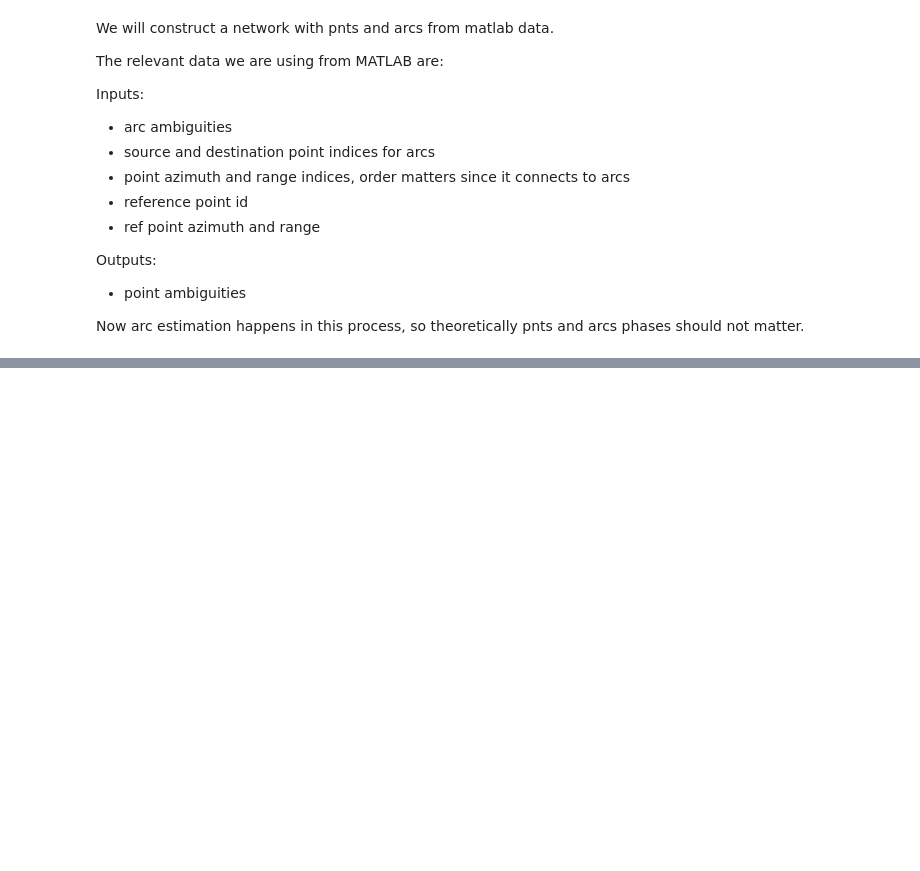
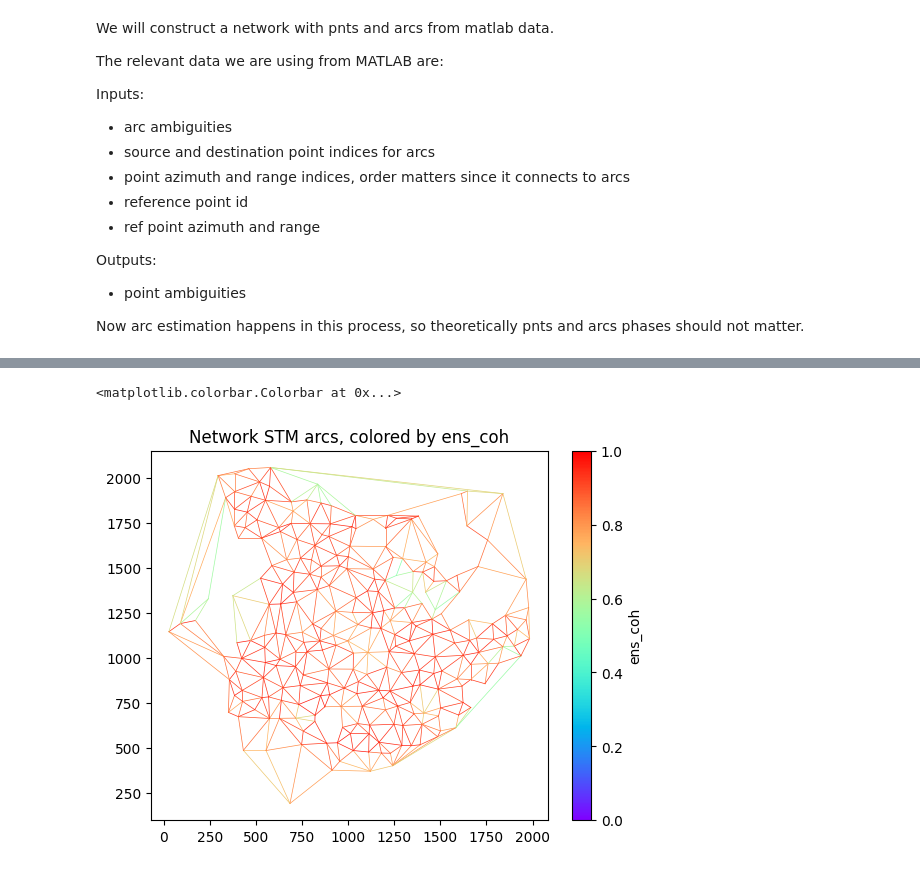
Before and after one commit to MotionbyLearning/example_scripts, a Jupyter notebook: network_integration/debug_network_integration_depsi_examples.ipynb, the cells around one changed output, grey strips where cells are left out. Saved outputs shown, nothing was run; the diff lists cells and outputs as text; code cells hidden in the pictures; blank space fills up the shorter version.

```diff
--- a/network_integration/debug_network_integration_depsi_examples.ipynb
+++ b/network_integration/debug_network_integration_depsi_examples.ipynb
@@ -140,3 +233,30 @@ stm_arcs_output, stm_pnts_output = spatial_unwrapping(
+# %%
+# x of sources and targets
+xx = np.stack(
+    [
+        stm_pnts_output.isel(space=stm_arcs_output["source"])["range"].values,
+        stm_pnts_output.isel(space=stm_arcs_output["target"])["range"].values,
+    ]
+).T
+# y of sources and targets
+yy = np.stack(
+    [
+        stm_pnts_output.isel(space=stm_arcs_output["source"])["azimuth"].values,
+        stm_pnts_output.isel(space=stm_arcs_output["target"])["azimuth"].values,
+    ]
+).T
+# Visualize created arcs
+fig, ax = plt.subplots()
+cmap = plt.cm.rainbow
+norm = plc.Normalize(vmin=0, vmax=1.0)
+mean_nmad = np.abs(stm_arcs_output["ens_coh"].data)
+for i in range(stm_arcs_output.sizes["space"]):
+    ax.plot(xx[i], yy[i], color=cmap(norm(mean_nmad[i])), linewidth=0.5)
+plt.title("Network STM arcs, colored by ens_coh")
+plt.colorbar(plt.cm.ScalarMappable(norm=norm, cmap=cmap), ax=ax, label="ens_coh")
+# %% [output]
+<matplotlib.colorbar.Colorbar at 0x...>
+[figure, added]
 # %%
 plt.imshow(stm_pnts_output["ambiguities"].values, cmap="jet", vmin=-2, vmax=2)
 # %%
```
Also changed, not shown: parts of 18 cells of this notebook.
